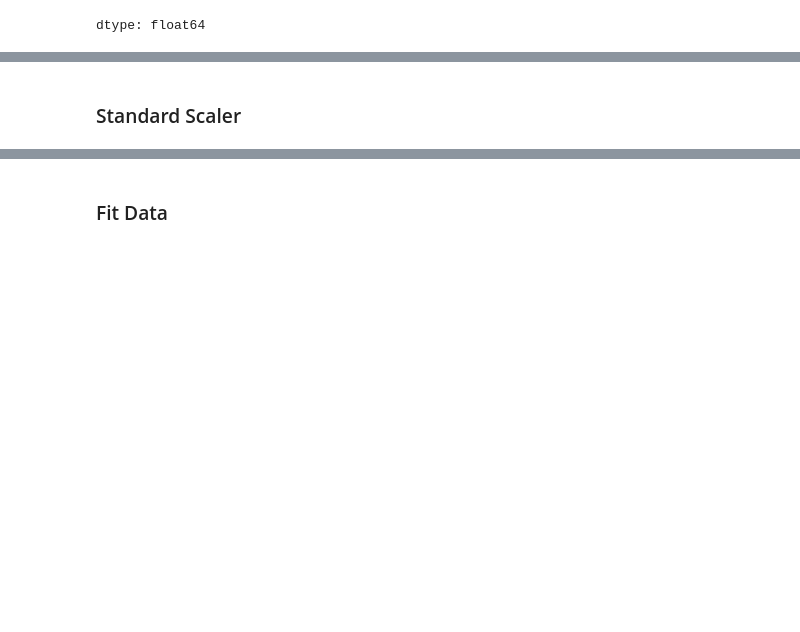
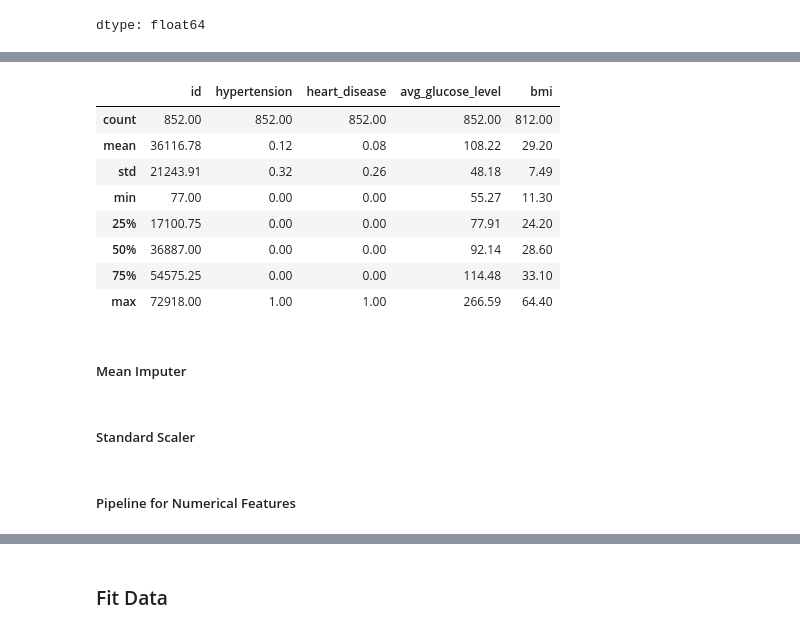
Before and after one commit to Rahafhosari/DataScience2024-2025, a Jupyter notebook: classification_metrics_core.ipynb, the cells around one changed output, grey strips where cells are left out. Cells and saved outputs as stored; diff of their text form; code cells hidden in the pictures; blank space fills up the shorter version.

```diff
--- a/classification_metrics_core.ipynb
+++ b/classification_metrics_core.ipynb
@@ -95,0 +240,3 @@ dtype: float64
+# %%
+numerical_cols = X_train.select_dtypes('number').columns
+numerical_cols
@@ -95,0 +255,15 @@ dtype: float64
+# %%
+# Summary stats
+X_train[numerical_cols].describe().round(2)
+# %% [output]
+|  | id | hypertension | heart_disease | avg_glucose_level | bmi |
+| count | 852.00 | 852.00 | 852.00 | 852.00 | 812.00 |
+| mean | 36116.78 | 0.12 | 0.08 | 108.22 | 29.20 |
+| std | 21243.91 | 0.32 | 0.26 | 48.18 | 7.49 |
+| min | 77.00 | 0.00 | 0.00 | 55.27 | 11.30 |
+| 25% | 17100.75 | 0.00 | 0.00 | 77.91 | 24.20 |
+| 50% | 36887.00 | 0.00 | 0.00 | 92.14 | 28.60 |
+| 75% | 54575.25 | 0.00 | 0.00 | 114.48 | 33.10 |
+| max | 72918.00 | 1.00 | 1.00 | 266.59 | 64.40 |
+# %% [markdown]
+##### Mean Imputer
@@ -96,4 +273,7 @@ dtype: float64
 # %% [markdown]
-### Standard Scaler
+
+##### Standard Scaler
 # %%
 scaler = StandardScaler()
+# %% [markdown]
+##### Pipeline for Numerical Features
```
Also changed, not shown: parts of 69 cells of this notebook.
